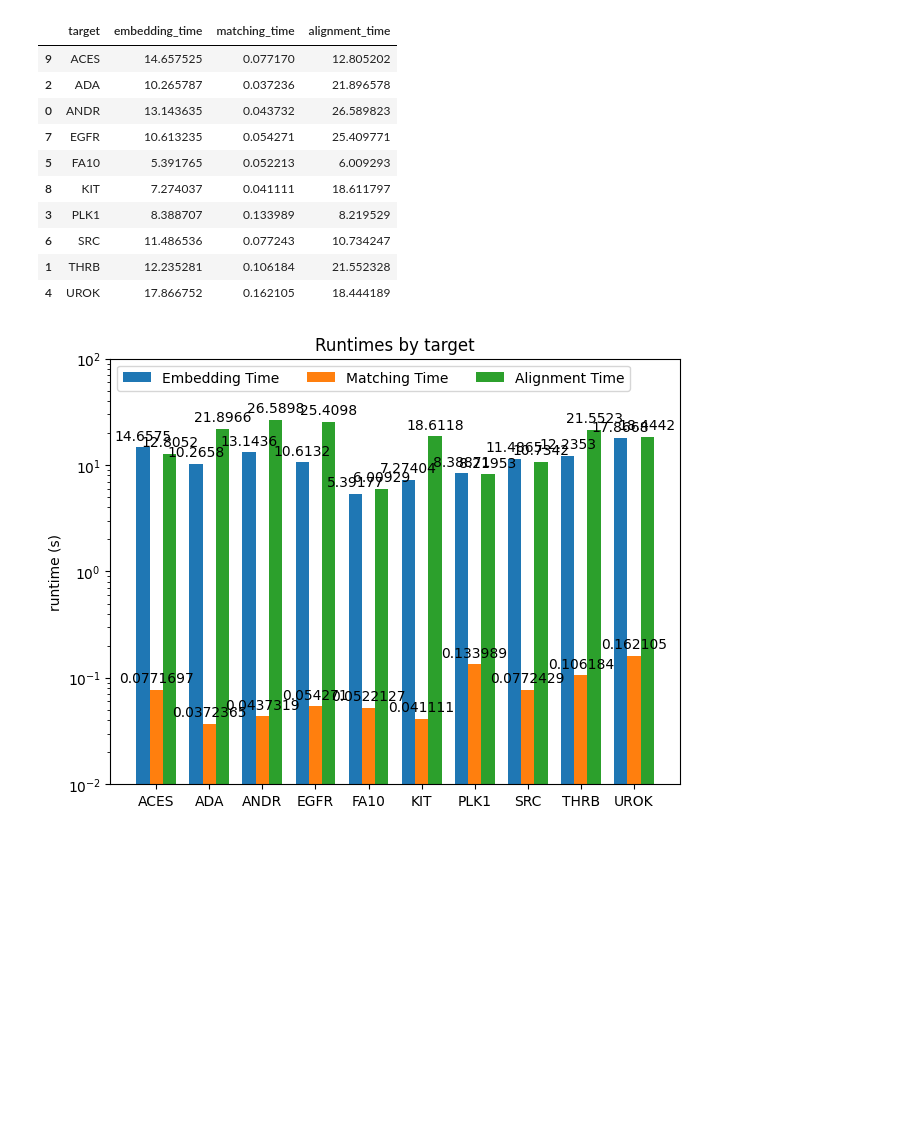
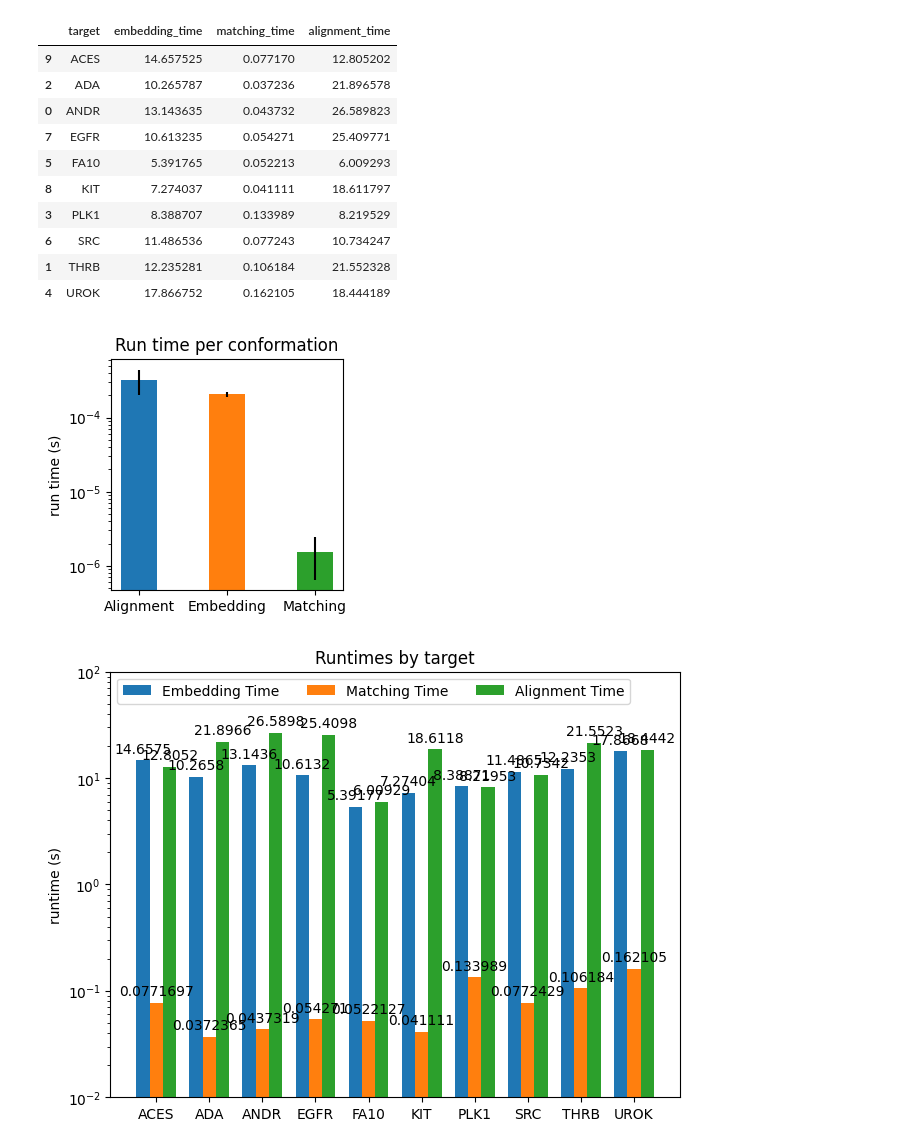
Before and after one commit to molinfo-vienna/PharmacoMatch, a Jupyter notebook: notebooks/Benchmark.ipynb, the cells around one changed output. Cells and saved outputs as stored; diff of their text form; code cells hidden in the pictures; blank space fills up the shorter version.

```diff
--- a/notebooks/Benchmark.ipynb
+++ b/notebooks/Benchmark.ipynb
@@ -60,6 +49,24 @@ df[['target', 'embedding_time', 'matching_time', 'alignment_time']]
 | 6 | SRC | 11.486536 | 0.077243 | 10.734247 |
 | 1 | THRB | 12.235281 | 0.106184 | 21.552328 |
 | 4 | UROK | 17.866752 | 0.162105 | 18.444189 |
+# %%
+embedding_mean = np.mean(df['embedding_time'] / (df['active_conformations'] + df['inactive_conformations']))
+embedding_std = np.std(df['embedding_time'] / (df['active_conformations'] + df['inactive_conformations']))
+matching_mean = np.mean(df['matching_time'] / (df['active_conformations'] + df['inactive_conformations']))
+matching_std = np.std(df['matching_time'] / (df['active_conformations'] + df['inactive_conformations']))
+alignment_mean = np.mean(df['alignment_time'] / (df['active_conformations'] + df['inactive_conformations']))
+alignment_std = np.std(df['alignment_time'] / (df['active_conformations'] + df['inactive_conformations']))
+
+# Plotting the above results as bar plor
+fig = plt.figure(figsize=(3, 3))
+plt.bar(["Alignment", "Embedding", "Matching"], [alignment_mean, embedding_mean, matching_mean], yerr=[alignment_std, embedding_std, matching_std], width=0.4, color=['#1f77b4', '#ff7f0e', '#2ca02c'])
+# Add some text for labels, title and custom x-axis tick labels, etc.
+plt.ylabel('run time (s)')
+plt.yscale('log')
+plt.title('Run time per conformation')
+plt.savefig("run_time.png", dpi=300)
+# %% [output]
+[figure, added]
 # %%
 targets = df['target'].to_list()
 runtimes = {
```
Also changed, not shown: parts of 3 cells of this notebook, 5 other files.
